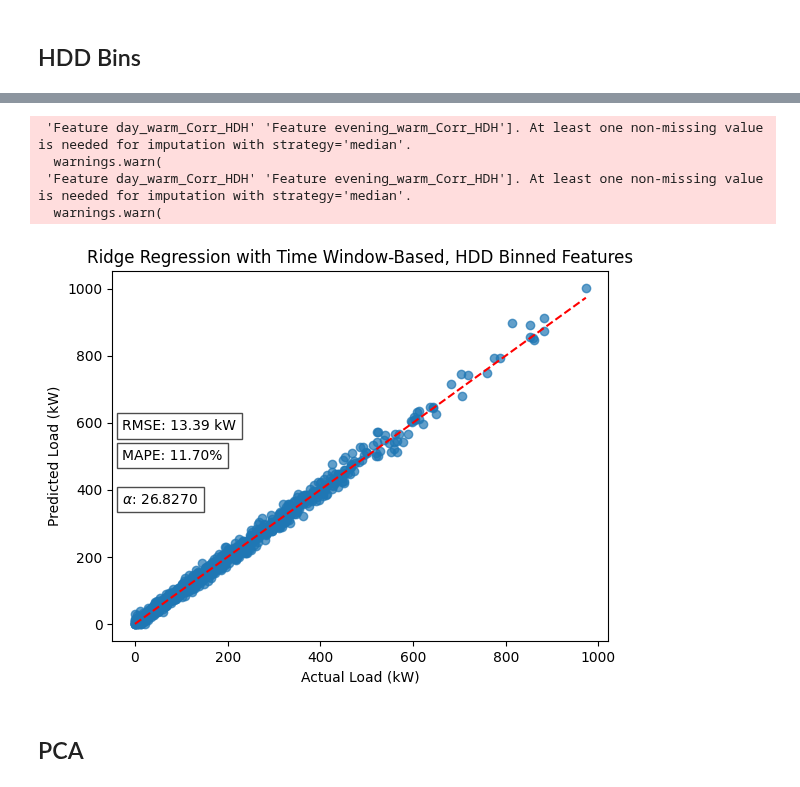
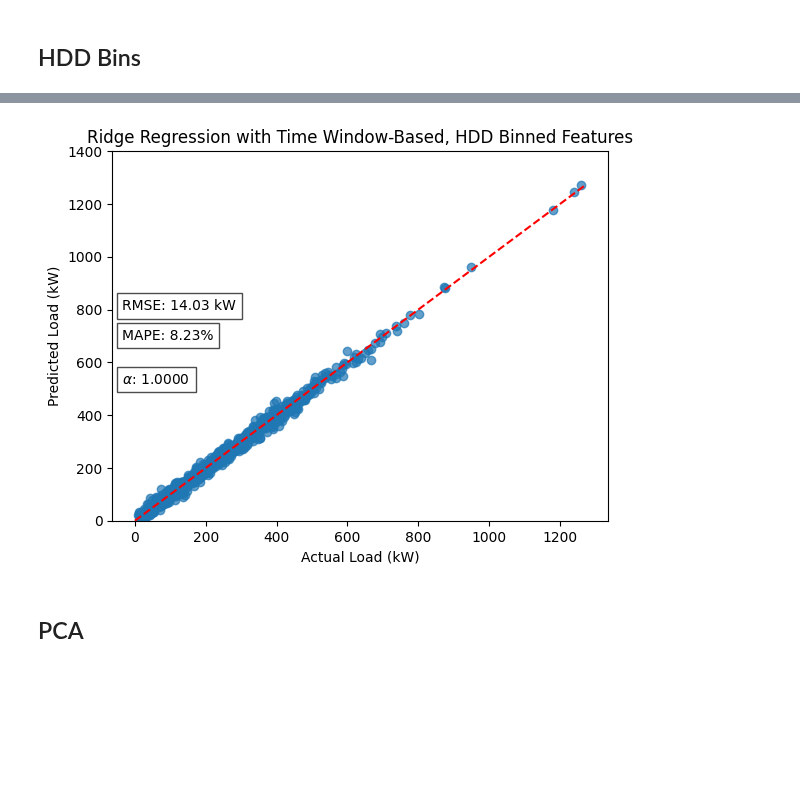
Before and after one commit to agouveia-kul/hp-capacity-detection, a Jupyter notebook: HeatPumpDetection_refactored.ipynb, the cells around one changed output, grey strips where cells are left out. Saved outputs shown, nothing was run; the diff lists cells and outputs as text; code cells hidden in the pictures; blank space fills up the shorter version.

```diff
--- a/HeatPumpDetection_refactored.ipynb
+++ b/HeatPumpDetection_refactored.ipynb
@@ -514,7 +518,7 @@ if regenerate_substations:
 
     substations = {}
 
-    min_substation_size = 2
+    min_substation_size = 20
     max_substation_size = 100
 
     T_base = 12.0  # degC, balance temperature for heating degree hours (HDH)
@@ -2020,12 +2090,12 @@ def extract_windowed_hdd_features_from_mapping(
 # Shared boolean arguments for all windowed HDD feature extractions
 windowed_hdd_feature_kwargs = dict(
     weekday_only=True,
-    include_shape=True,
+    include_shape=False,
     include_minmax=True,
     include_quantiles=True,
-    include_n_days=True,
-    include_corr_features=True,
-    include_climate_context=True,
+    include_n_days=False,
+    include_corr_features=False,
+    include_climate_context=False,
     normalize_by_peak=True,
 )
 
@@ -2093,37 +2157,24 @@ Best hyperparameters: {'colsample_bytree': 0.8683796710438867, 'eta': 0.09250806
 # %%
 ridge_windowed_hdd_model = Pipeline([
     ("imputer", SimpleImputer(strategy="median")),
     ("scaler", StandardScaler()),
     ("ridge", RidgeCV(alphas=np.logspace(-3, 4, 50), cv=5))
 ])
 
 ridge_windowed_hdd_model.fit(X_train_windowed_hdd, y_train_windowed_hdd)
-ridge_pred_windowed_hdd = ridge_windowed_hdd_model.predict(X_test_windowed_hdd)
-ridge_pred_windowed_hdd = np.maximum(ridge_pred_windowed_hdd, 0)
+ridge_pred_windowed_hdd = clip_non_negative(ridge_windowed_hdd_model.predict(X_test_windowed_hdd))
 
-
-fig, ax = plt.subplots()
-ax.scatter(y_test_windowed_hdd, ridge_pred_windowed_hdd, alpha=0.7)
-ax.plot([0, y_test_windowed_hdd.max()], [0, y_test_windowed_hdd.max()], 'r--')
-ax.set_xlabel(f'Actual Load (kW)')
-ax.set_ylabel(f'Predicted Load (kW)')
-ax.set_title(f'Ridge Regression with Time Window-Based, HDD Binned Features')
-mask = y_test_windowed_hdd.values != 0
-if mask.sum() > 0:
-    mape = mean_absolute_percentage_error(y_test_windowed_hdd.values[mask], ridge_pred_windowed_hdd[mask]) * 100
-    ax.text(0.02, 0.52, f'MAPE: {mape:.2f}%', transform=ax.transAxes, va='top', bbox=dict(facecolor='white', alpha=0.7))
-else:
-    ax.text(0.02, 0.52, 'MAPE: N/A', transform=ax.transAxes, va='top', bbox=dict(facecolor='white', alpha=0.7))
-rmse = root_mean_squared_error(y_test_windowed_hdd.values, ridge_pred_windowed_hdd)
-ax.text(0.02, 0.6, f'RMSE: {rmse:.2f} kW', transform=ax.transAxes, va='top', bbox=dict(facecolor='white', alpha=0.7))
+fig, ax, rmse, mape = plot_prediction_scatter(
+    y_test_windowed_hdd,
+    ridge_pred_windowed_hdd,
+    title='Ridge Regression with Time Window-Based, HDD Binned Features',
+    xlabel='Actual Load (kW)',
+    ylabel='Predicted Load (kW)',
+)
 ax.text(0.02, 0.4, f'$\\alpha$: {ridge_windowed_hdd_model.named_steps["ridge"].alpha_:.4f}', transform=ax.transAxes, va='top', bbox=dict(facecolor='white', alpha=0.7))
 plt.show()
 # %% [output]
- 'Feature day_warm_Corr_HDH' 'Feature evening_warm_Corr_HDH']. At least one non-missing value is needed for imputation with strategy='median'.
-  warnings.warn(
- 'Feature day_warm_Corr_HDH' 'Feature evening_warm_Corr_HDH']. At least one non-missing value is needed for imputation with strategy='median'.
-  warnings.warn(
-[figure, old version]
+[figure, new version]
 # %% [markdown]
 ## PCA
 # %% [markdown]
```
Also changed, not shown: parts of 41 cells of this notebook, 20 other files.
